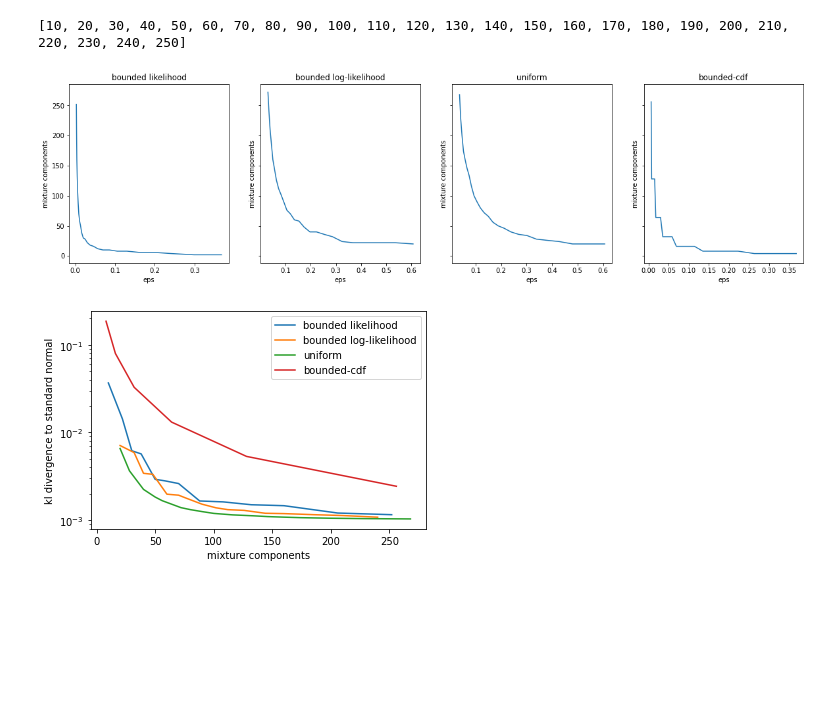
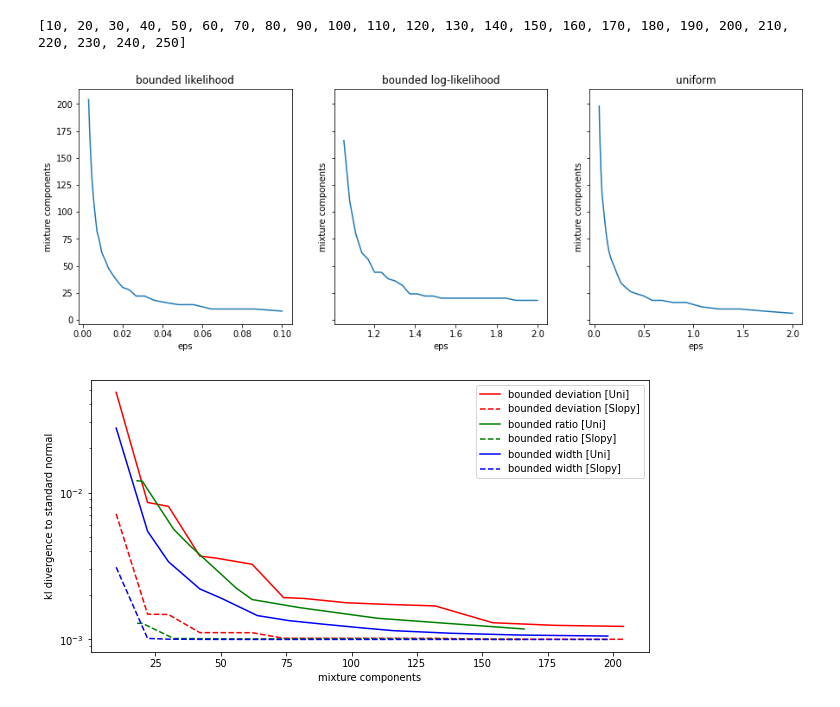
Before and after one commit to Whatisthisname/bayesian_network_to_spn, a Jupyter notebook: nb_gauss_kl.ipynb, the cells around one changed output. Cells and saved outputs as stored; diff of their text form; code cells hidden in the pictures; blank space fills up the shorter version.

```diff
--- a/nb_gauss_kl.ipynb
+++ b/nb_gauss_kl.ipynb
@@ -44,11 +64,13 @@ plt.plot(x, likelihood(spn, x.reshape(-1, 1)));
 # %%
 splits = []
-splits.append((zip(*spnhelp.gauss_discretization_params(mu, sd, 0.01, spnhelp.split_until_bounded_likelihood)), "bounded likelihood"))
-splits.append((zip(*spnhelp.gauss_discretization_params(mu, sd, 0.05, spnhelp.split_until_bounded_log_likelihood)), "bounded log-likelihood"))
-splits.append((zip(*spnhelp.gauss_discretization_params(mu, sd, 0.2, spnhelp.split_until_at_most_eps_wide)), "uniform"))
-splits.append((zip(*spnhelp.gauss_discretization_params(mu, sd, 0.01, spnhelp.split_until_at_most_eps_of_cdf)), "bounded-cdf"))
-for (start, _, end, weight), name in splits:
+splits.append((zip(*spnhelp.gauss_discretization_params(mu, sd, 1.05, spnhelp.CRIT_uniform_bounded_ratio)), "bounded likelihood deviation"))
+splits.append((zip(*spnhelp.gauss_discretization_params(mu, sd, 0.05, spnhelp.CRIT_uniform_bounded_deviation)), "bounded log-likelihood deviation"))
+splits.append((zip(*spnhelp.gauss_discretization_params(mu, sd, 0.2, spnhelp.CRIT_bounded_width)), "uniform width"))
+
+for (start, _, end, weight, slope), name in splits:
     kl_ =  kl(start, 0, end, weight, mu, sd)
+    kl__ = kl_slope(start, 0, end, weight, slope)
     n = len(start)
-    print("kl:", kl_.round(5), f"{(kl_/n):.10f}", n, name)
+    print("kl      :", f"{(kl_):.5f}", n, "with components for", name)
+    print("kl_slope:", f"{(kl__):.5f}", n, "with components for ", name)
 # %% [output]
@@ -68,43 +92,54 @@ Text(0.5, 0, 'eps')
 # %%
-fig, ax = plt.subplots(1, 4, sharey=True, figsize=(20,5))
+fig, ax = plt.subplots(1, 3, sharey=True, figsize=(15,5))
 
-names = ["bounded likelihood", "bounded log-likelihood", "uniform", "bounded-cdf"]
+names = ["bounded deviation", "bounded ratio", "uniform"]
 splits = []
-splits.append((lambda e: spnhelp.gauss_discretization_params(mu, sd, e, spnhelp.split_until_bounded_likelihood), -6, -1))
-splits.append((lambda e: spnhelp.gauss_discretization_params(mu, sd, e, spnhelp.split_until_bounded_log_likelihood), -3.5, -0.5))
-splits.append((lambda e: spnhelp.gauss_discretization_params(mu, sd, e, spnhelp.split_until_at_most_eps_wide), -3.3, -0.5))
-splits.append((lambda e: spnhelp.gauss_discretization_params(mu, sd, e, spnhelp.split_until_at_most_eps_of_cdf), -5, -1))
+splits.append((lambda e: spnhelp.gauss_discretization_params(mu, sd, e, spnhelp.CRIT_uniform_bounded_deviation), np.log(0.003), np.log(0.1)))
+splits.append((lambda e: spnhelp.gauss_discretization_params(mu, sd, e, spnhelp.CRIT_uniform_bounded_ratio), np.log(1.05), np.log(2)))
+splits.append((lambda e: spnhelp.gauss_discretization_params(mu, sd, e, spnhelp.CRIT_bounded_width), np.log(0.05), np.log(2.0)))
 
 test_components = [10, 20, 30, 40, 50, 60, 70, 80, 90, 100, 110, 120, 130, 140, 150, 160, 170, 180, 190, 200, 210, 220, 230, 240, 250]
+# test_components = [10, 20, 100]
 print(test_components)
-kls = [[] for s in splits]
+kls_uniform = [[] for s in splits]
+kls_slopyform = [[] for s in splits]
 
 for i, (f, e_min, e_max) in enumerate(splits):
     name = names[i]
     xs = np.exp(np.linspace(e_min, e_max, 25))
     ys = np.array([len(f(e)) for e in xs])
 
     for t in test_components:
         x = xs[np.argmin(np.abs(ys - t))]
-        start, _, end, weight = zip(*f(x))
+        start, _, end, weight, slope = zip(*f(x))
         kl_ = kl(start, _, end, weight, mu, sd)
+        kl__ = kl_slope(start, _, end, weight, slope)
+
         n = len(start)
-        kls[i].append((kl_, n))
+        kls_uniform[i].append((kl_, n))
+        kls_slopyform[i].append((kl__, n))
 
     ax[i].plot(xs, ys)
     ax[i].set_ylabel("mixture components")
     ax[i].set_xlabel("eps")
     ax[i].set_title(name)
 # %% [output]
 [10, 20, 30, 40, 50, 60, 70, 80, 90, 100, 110, 120, 130, 140, 150, 160, 170, 180, 190, 200, 210, 220, 230, 240, 250]
-[figure, old version]
+[figure, new version]
 # %%
-for run, name in zip(kls, names):
-    kl_, n = zip(*run)
-    plt.plot(n, kl_, label = name)
+plt.rcParams["figure.figsize"] = (10, 5)
+names = ["bounded deviation", "bounded ratio", "bounded width"]
+
+colors = ["r", "g", "b"]
+for unif_run, slopy_run, name, color in zip(kls_uniform, kls_slopyform, names, colors):
+    kl_, n = zip(*unif_run)
+    kl__, _ = zip(*slopy_run)
+    plt.plot(n, kl_, label = name + " [Uni]", c=color)
+    plt.plot(n, kl__, label = name + " [Slopy]", c=color, linestyle="dashed")
+
 plt.xlabel("mixture components")
 plt.ylabel("kl divergence to standard normal")
 plt.yscale("log")
 plt.legend();
 # %% [output]
-[figure, old version]
+[figure, new version]
```
Also changed, not shown: parts of 4 cells of this notebook, 13 other files.
